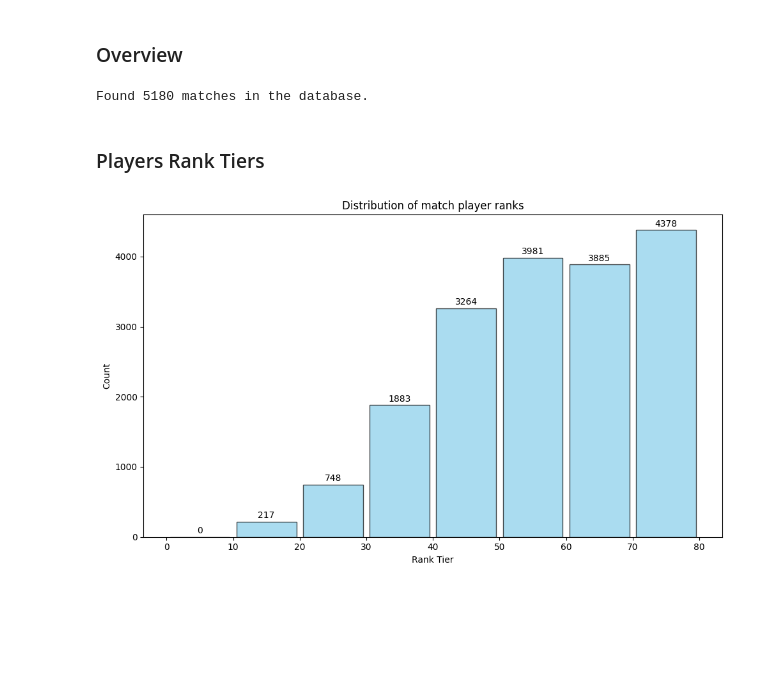
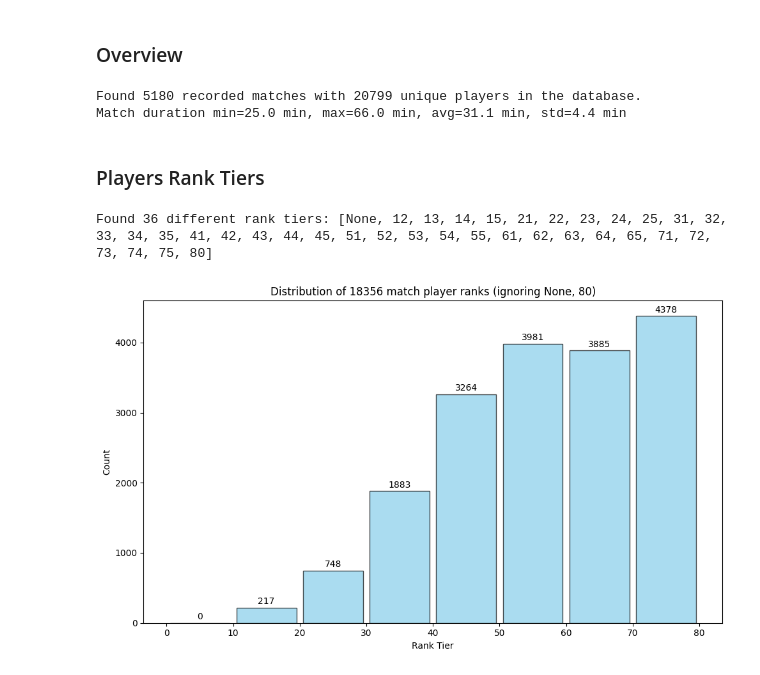
Before and after one commit to batukav/mmr-predictor, a Jupyter notebook: mongo_match_eda.ipynb, the cells around one changed output. Cells and saved outputs as stored; diff of their text form; code cells hidden in the pictures; blank space fills up the shorter version.

```diff
--- a/mongo_match_eda.ipynb
+++ b/mongo_match_eda.ipynb
@@ -15,16 +17,64 @@ col = db.dota_game_collection
 ## Queries
 # %% [markdown]
 ### Overview
-# %%
-print(f"Found {col.count_documents({})} matches in the database.")
-# %% [output]
-Found 5180 matches in the database.
+# %%
+print(f"Found {col.count_documents({})} recorded matches with {len(col.distinct('players.account_id'))} unique players in the database.")
+
+# Aggregation pipeline
+pipeline = [
+    {
+        "$group": {
+            "_id": None,
+            "mean": { "$avg": "$duration" },
+            "min": { "$min": "$duration" },
+            "max": { "$max": "$duration" },
+            "durations": { "$push": "$duration" }  # Collect all durations for calc
+        }
+    },
+    {
+        "$addFields": {
+            "std": { #
+                "$sqrt": {
+                    "$avg": {
+                        "$map": {   # sum?
+                            "input": "$durations",
+                            "as": "duration",
+                            "in": {
+                                "$pow": [{ "$subtract": ["$$duration", "$mean"] }, 2] # (x_i - x_avg))**2
+                            }
+                        }
+                    }
+                }
+            }
+        }
+    },
+    {
+        "$project": {
+            "_id": 0,  # Exclude the _id field
+            "min": 1,
+            "max": 1,
+            "mean": 1,
+            "std": 1
+        }
+    }
+]
+
+
+# Execute the aggregation pipeline
+result = list(col.aggregate(pipeline))
+
+if result:
+    print(f"Match duration min={result[0]['min']/60:.1f} min, max={result[0]['max']/60:.1f} min, avg={result[0]['mean']/60:.1f} min, std={result[0]['std']/60:.1f} min")
+# %% [output]
+Found 5180 recorded matches with 20799 unique players in the database.
+Match duration min=25.0 min, max=66.0 min, avg=31.1 min, std=4.4 min
 # %% [markdown]
 ### Players Rank Tiers
 # %%
 distinct_tiers = col.distinct("players.rank_tier")
-print(len(distinct))
-print(distinct)
+print(f"Found {len(distinct_tiers)} different rank tiers: {distinct_tiers}")
+# %% [output]
+Found 36 different rank tiers: [None, 12, 13, 14, 15, 21, 22, 23, 24, 25, 31, 32, 33, 34, 35, 41, 42, 43, 44, 45, 51, 52, 53, 54, 55, 61, 62, 63, 64, 65, 71, 72, 73, 74, 75, 80]
 # %%
 # pipeline = [
 #     {"$unwind": "$players"}, # Unwind the players array
@@ -46,27 +96,27 @@ for r in res:   # assuming there is only one result entry
 # %%
 # Create the histogram
 plt.figure(figsize=(10, 6))
 bins = range(0, 90, 10)  # Bins from 0 to 80 with a width of 10
 bar_width = 0.9 * (bins[1] - bins[0])
 
 # Plot histogram
 counts, _, patches = plt.hist(rank_tiers, bins=bins, edgecolor='black', color='skyblue', alpha=0.7, rwidth=0.9)
 
 # Labeling x and y axis, and title
 plt.xlabel('Rank Tier')
 plt.ylabel('Count',)
-plt.title('Distribution of match player ranks')
+plt.title(f'Distribution of {len(rank_tiers)} match player ranks (ignoring None, 80)')
 
 # Set x-ticks at intervals of 10
 plt.xticks(range(0, 90, 10))
 
 # Display counts on top of each bar
 for count, patch in zip(counts, patches):
     height = patch.get_height()
     plt.text(patch.get_x() + patch.get_width() / 2, height + 50, f'{int(count)}', ha='center')
 
 # Show the plot
 plt.tight_layout()
 plt.show()
 # %% [output]
-[figure, old version]
+[figure, new version]
```
Also changed, not shown: parts of 2 cells of this notebook.
